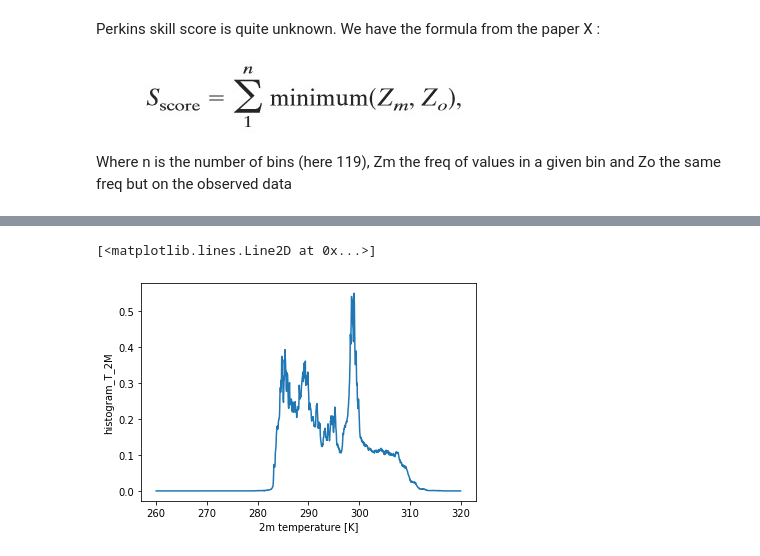
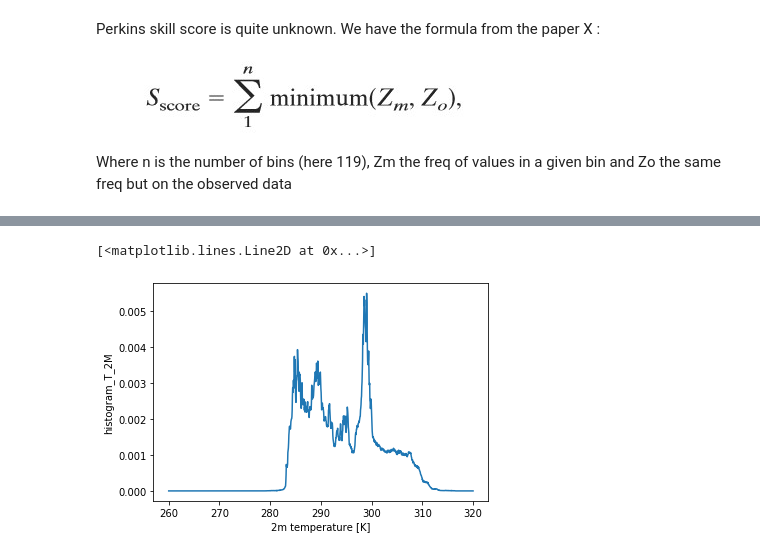
Before and after one commit to LeoMicollet/Downscaling_CM, a Jupyter notebook: dev/Metrics.ipynb, the cells around one changed output, grey strips where cells are left out. Drawn from its saved outputs; the diff is of its cells as text; code cells hidden in the pictures.

```diff
--- a/dev/Metrics.ipynb
+++ b/dev/Metrics.ipynb
@@ -283,10 +266,10 @@ h.plot()
 # %%
 h_bil = histogram(bilin_2km.T_2M.isel(time = 13), bins = [bins])
-h_bil.values = h_bil.values*100/(1542**2)
+h_bil.values = h_bil.values/(1542**2)
 h_bil.plot()
 # %% [output]
 [<matplotlib.lines.Line2D at 0x...>]
-[figure, old version]
+[figure, new version]
 # %%
 score = 0
 for i in range(len(h)) :
```
Also changed, not shown: parts of 20 cells of this notebook, 1 other file.
